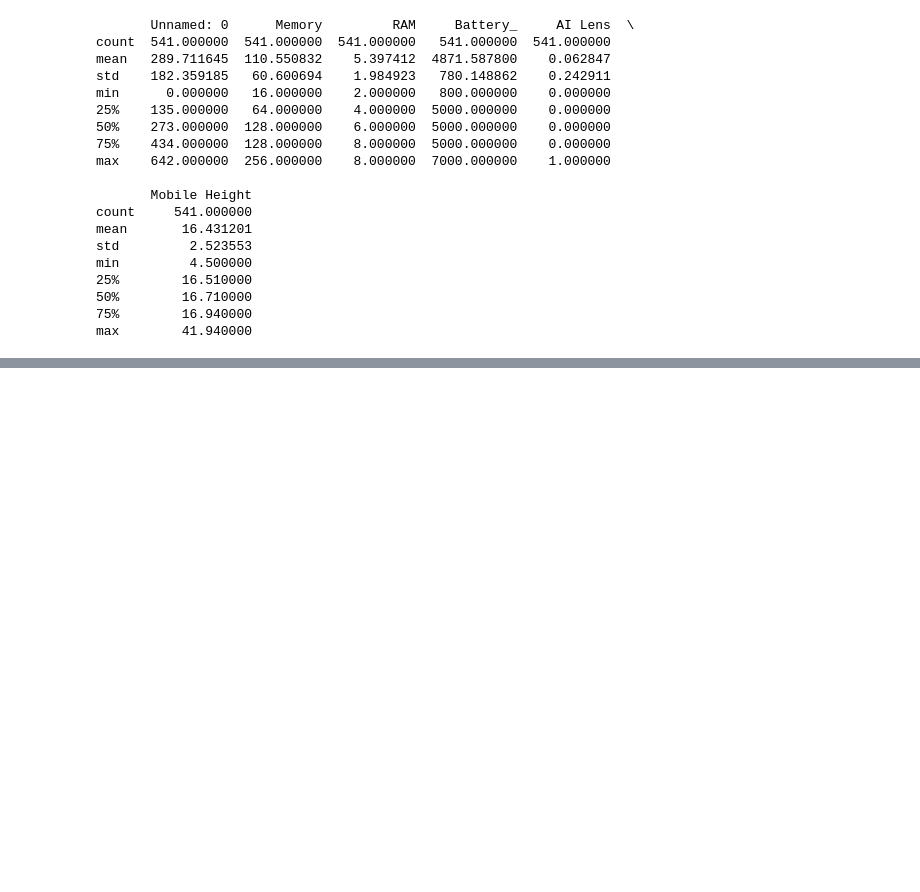
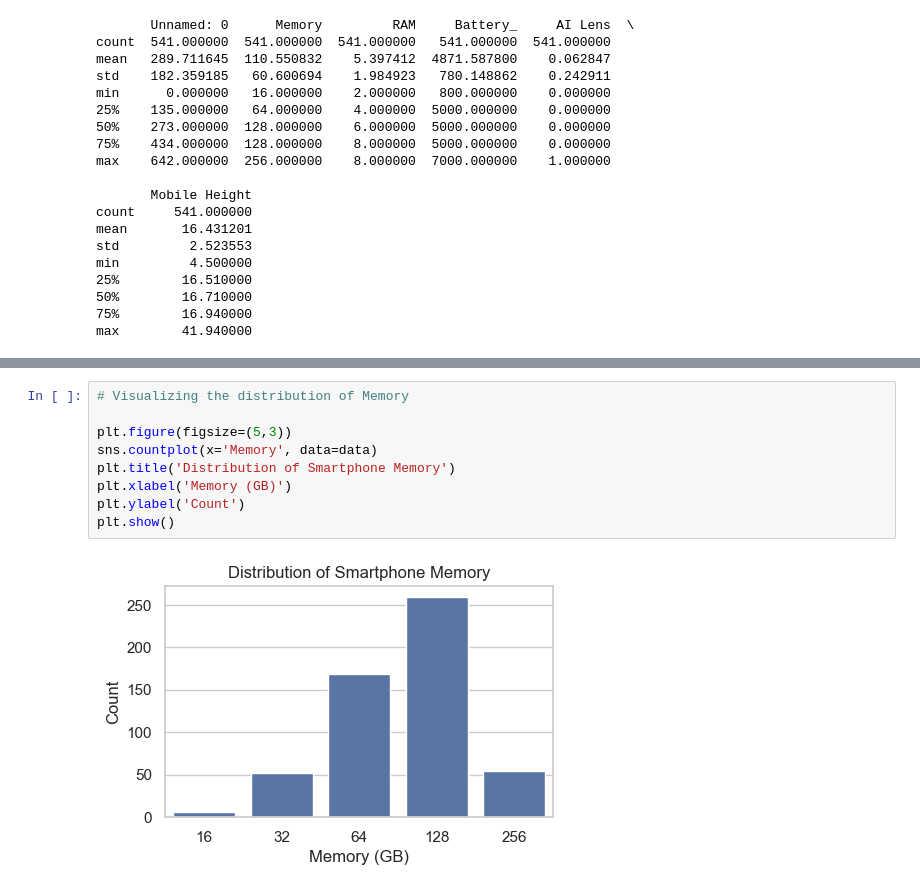
Before and after one commit to bhp001/Price-Prediction-for-Mobile-Phones, a Jupyter notebook: Feature Extraction and Price Prediction for Mobile Phones.ipynb, the cells around one changed output, grey strips where cells are left out. Drawn from its saved outputs; the diff is of its cells as text; blank space fills up the shorter version.

```diff
--- a/Feature Extraction and Price Prediction for Mobile Phones.ipynb
+++ b/Feature Extraction and Price Prediction for Mobile Phones.ipynb
@@ -177,0 +277,11 @@ NameError: name 'y_pred' is not defined
+# %%
+# Visualizing the distribution of Memory
+
+plt.figure(figsize=(5,3))
+sns.countplot(x='Memory', data=data)
+plt.title('Distribution of Smartphone Memory')
+plt.xlabel('Memory (GB)')
+plt.ylabel('Count')
+plt.show()
+# %% [output]
+[figure, added]
```
Also changed, not shown: parts of 51 cells of this notebook.
